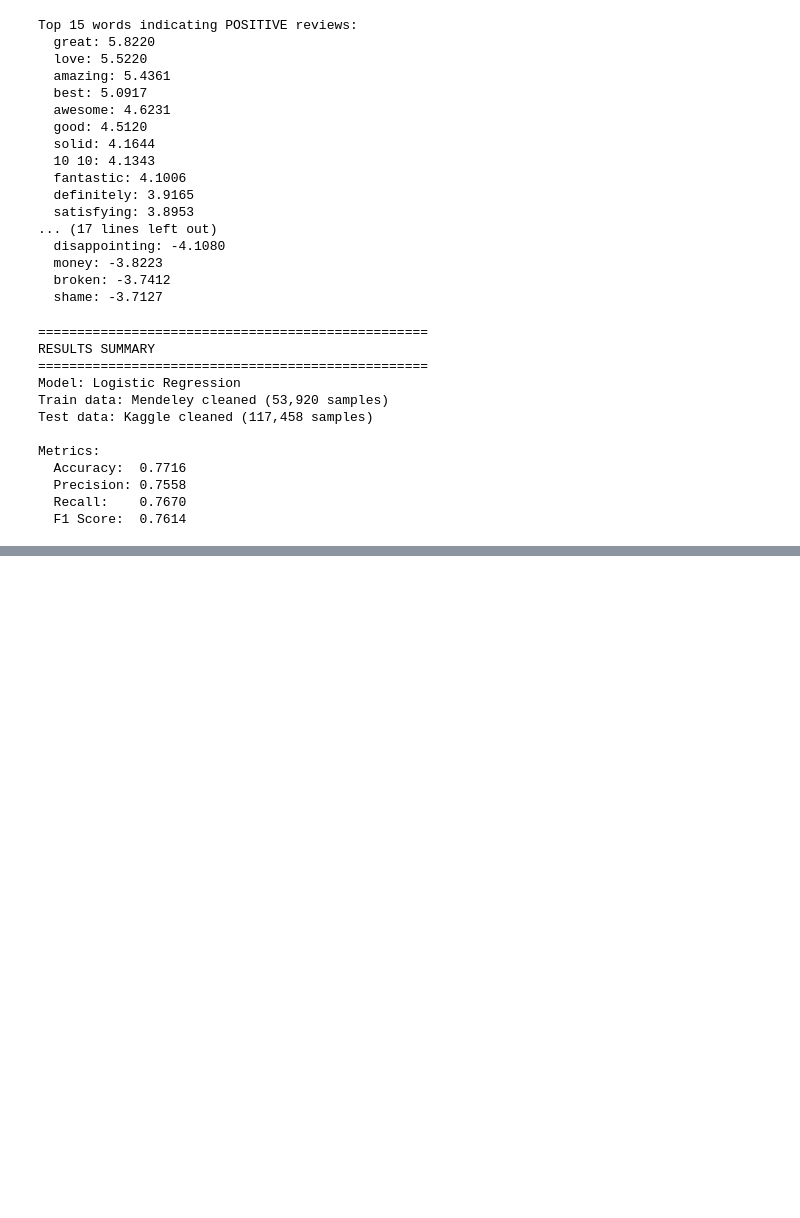
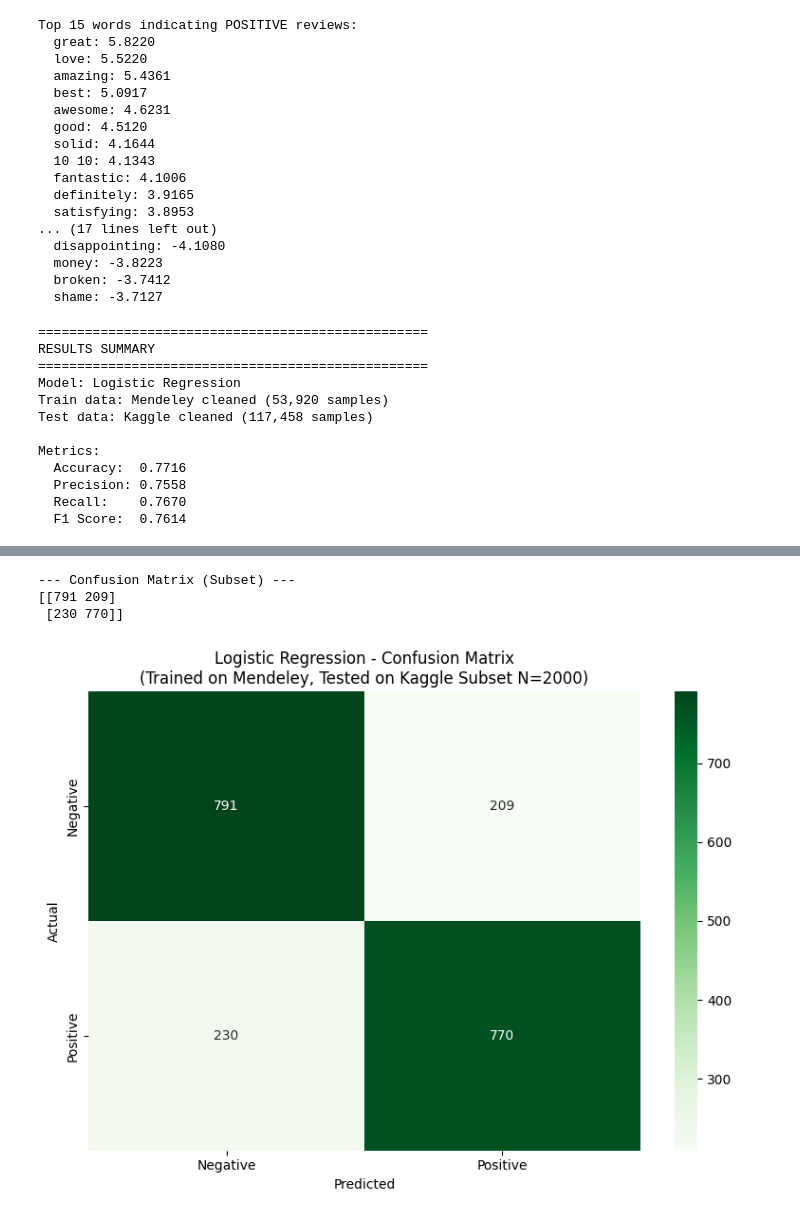
Before and after one commit to nickyphammy/HNY, a Jupyter notebook: models/logistic_regression.ipynb, the cells around one changed output, grey strips where cells are left out. Saved outputs shown, nothing was run; the diff lists cells and outputs as text; code cells hidden in the pictures; blank space fills up the shorter version.

Commit message:
feat: added new cell to logistic regression model that tests on a subset (2000) of kaggle data.

```diff
--- a/models/logistic_regression.ipynb
+++ b/models/logistic_regression.ipynb
@@ -201,0 +231,25 @@ Metrics:
+# %%
+# ============ EVALUATE ON SUBSET ============
+print("=" * 50)
+print("EVALUATION ON KAGGLE SUBSET (N=2000)")
+print("=" * 50)
+
+y_pred_sub = model.predict(X_test_sub)
+
+accuracy_sub = accuracy_score(y_test_sub, y_pred_sub)
+precision_sub = precision_score(y_test_sub, y_pred_sub)
+recall_sub = recall_score(y_test_sub, y_pred_sub)
+f1_sub = f1_score(y_test_sub, y_pred_sub)
+
+print(f"\nAccuracy:  {accuracy_sub:.4f}")
+print(f"Precision: {precision_sub:.4f}")
+print(f"Recall:    {recall_sub:.4f}")
+print(f"F1 Score:  {f1_sub:.4f}")
+
+print("\n--- Classification Report ---")
+print(classification_report(y_test_sub, y_pred_sub, target_names=['Negative', 'Positive']))
+
+print("\n--- Comparison with Full Test Set ---")
+print(f"Full dataset accuracy:   {accuracy:.4f}")
+print(f"Subset (N=2000) accuracy: {accuracy_sub:.4f}")
+print(f"Difference: {accuracy_sub - accuracy:+.4f}")
@@ -201,0 +274,20 @@ Metrics:
+# %%
+# ============ CONFUSION MATRIX (SUBSET) ============
+cm_sub = confusion_matrix(y_test_sub, y_pred_sub)
+print("--- Confusion Matrix (Subset) ---")
+print(cm_sub)
+
+plt.figure(figsize=(8, 6))
+sns.heatmap(cm_sub, annot=True, fmt='d', cmap='Greens',
+            xticklabels=['Negative', 'Positive'],
+            yticklabels=['Negative', 'Positive'])
+plt.xlabel('Predicted')
+plt.ylabel('Actual')
+plt.title(f'Logistic Regression - Confusion Matrix\n(Trained on Mendeley, Tested on Kaggle Subset N={N})')
+plt.tight_layout()
+plt.show()
+# %% [output]
+--- Confusion Matrix (Subset) ---
+[[791 209]
+ [230 770]]
+[figure, added]
```
Also changed, not shown: parts of 3 cells of this notebook.
